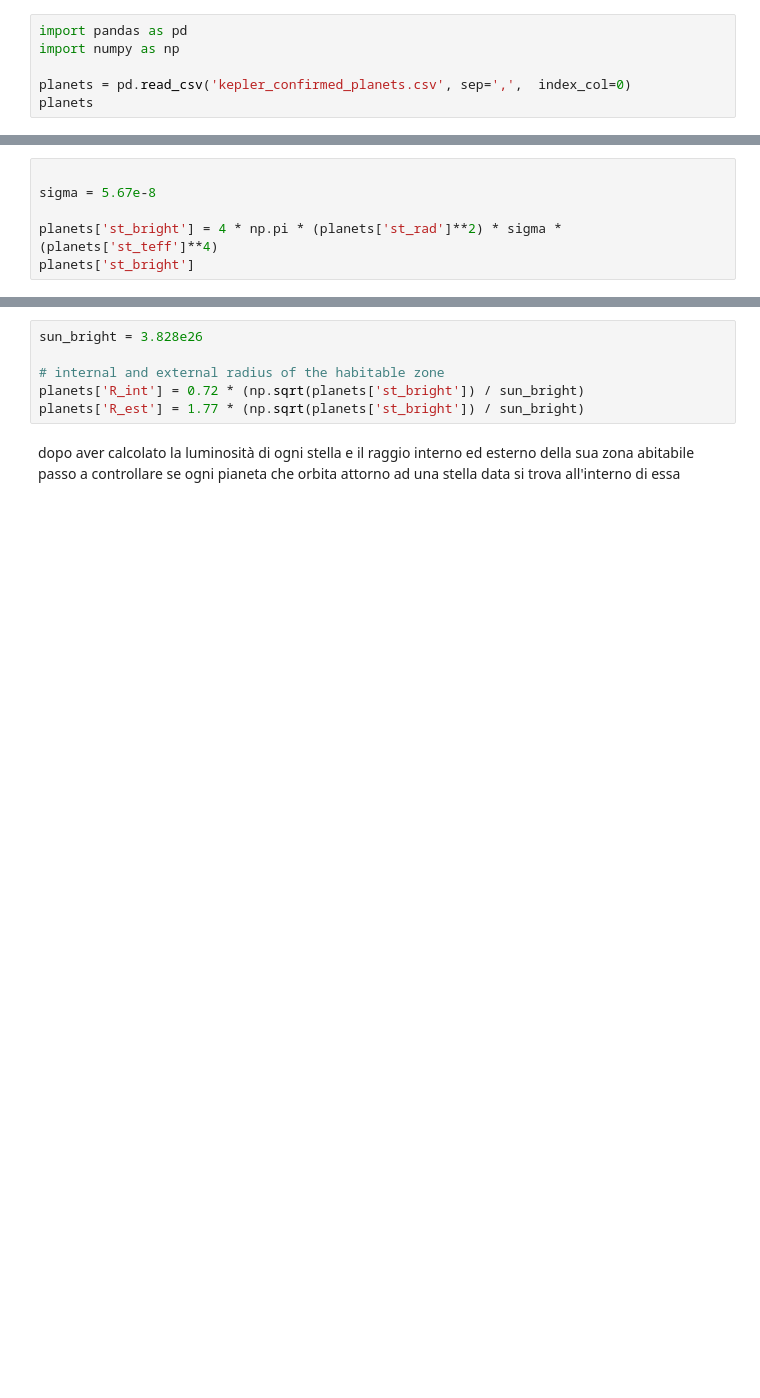
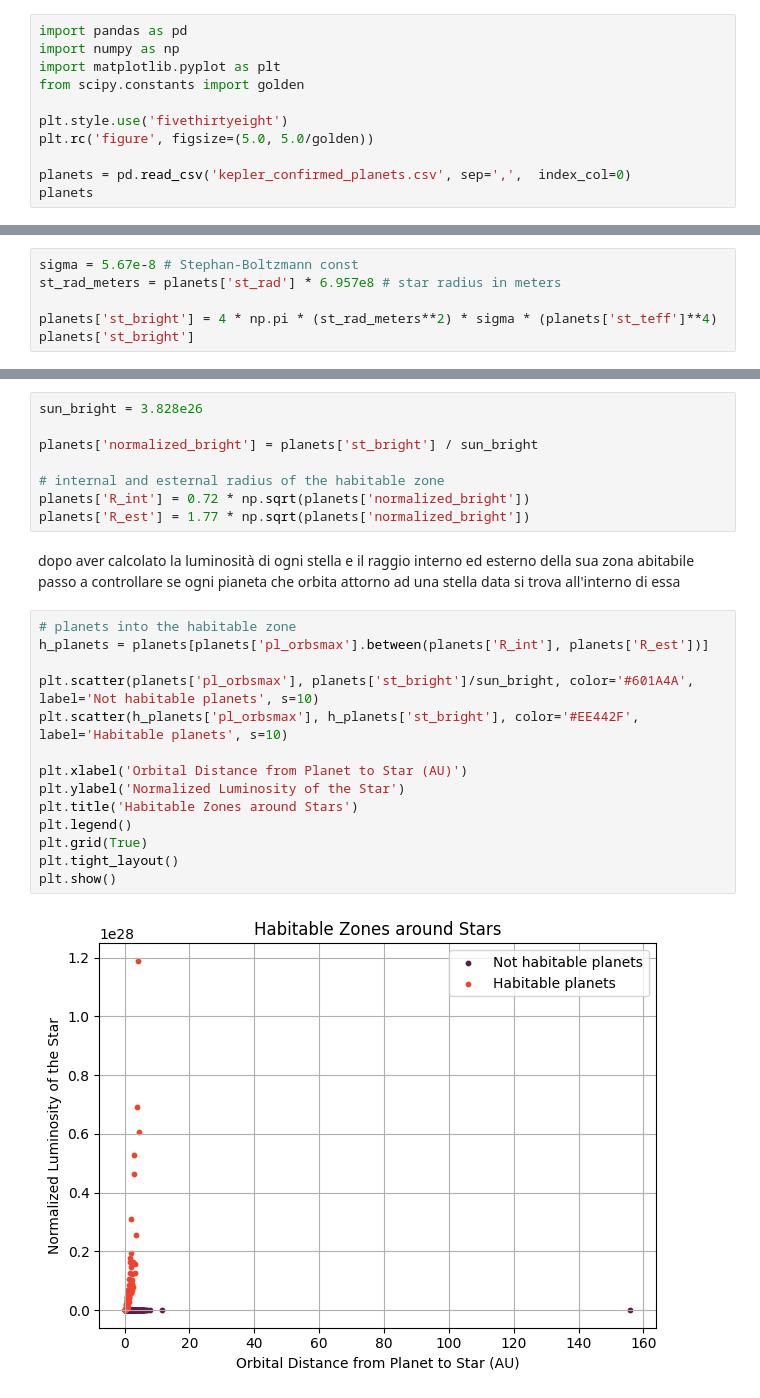
Before and after one commit to mattiaise/scientific-visualization, a Jupyter notebook: notebook.ipynb, the cells around one changed output, grey strips where cells are left out. Cells and saved outputs as stored; diff of their text form; blank space fills up the shorter version.

Commit message:
added first graph in notebook

```diff
--- a/notebook.ipynb
+++ b/notebook.ipynb
@@ -3,6 +3,11 @@ Importo le principali librerie e inizializzo il dataframe su cui devo lavorare
 # %%
 import pandas as pd
 import numpy as np
+import matplotlib.pyplot as plt
+from scipy.constants import golden
+
+plt.style.use('fivethirtyeight')
+plt.rc('figure', figsize=(5.0, 5.0/golden))
 
 planets = pd.read_csv('kepler_confirmed_planets.csv', sep=',',  index_col=0)
 planets
@@ -34,10 +39,10 @@ R è il raggio della stella (in metri),
 T è la temperatura superficiale della stella (in Kelvin).
 In questa formula, si suppone che la stella sia una sfera perfetta. Questa è una formula generale per calcolare la luminosità di una stella in base al suo raggio e alla sua temperatura superficiale.
 # %%
+sigma = 5.67e-8 # Stephan-Boltzmann const
+st_rad_meters = planets['st_rad'] * 6.957e8 # star radius in meters
 
-sigma = 5.67e-8
-
-planets['st_bright'] = 4 * np.pi * (planets['st_rad']**2) * sigma * (planets['st_teff']**4)
+planets['st_bright'] = 4 * np.pi * (st_rad_meters**2) * sigma * (planets['st_teff']**4)
 planets['st_bright']
 # %% [output]
 rowid
@@ -56,8 +61,26 @@ Name: st_bright, Length: 3372, dtype: float64
 # %%
 sun_bright = 3.828e26
 
-# internal and external radius of the habitable zone
-planets['R_int'] = 0.72 * (np.sqrt(planets['st_bright']) / sun_bright)
-planets['R_est'] = 1.77 * (np.sqrt(planets['st_bright']) / sun_bright)
+planets['normalized_bright'] = planets['st_bright'] / sun_bright
+
+# internal and esternal radius of the habitable zone
+planets['R_int'] = 0.72 * np.sqrt(planets['normalized_bright'])
+planets['R_est'] = 1.77 * np.sqrt(planets['normalized_bright'])
 # %% [markdown]
 dopo aver calcolato la luminosità di ogni stella e il raggio interno ed esterno della sua zona abitabile passo a controllare se ogni pianeta che orbita attorno ad una stella data si trova all'interno di essa
+# %%
+# planets into the habitable zone
+h_planets = planets[planets['pl_orbsmax'].between(planets['R_int'], planets['R_est'])]
+
+plt.scatter(planets['pl_orbsmax'], planets['st_bright']/sun_bright, color='#601A4A', label='Not habitable planets', s=10)
+plt.scatter(h_planets['pl_orbsmax'], h_planets['st_bright'], color='#EE442F', label='Habitable planets', s=10)
+
+plt.xlabel('Orbital Distance from Planet to Star (AU)')
+plt.ylabel('Normalized Luminosity of the Star')
+plt.title('Habitable Zones around Stars')
+plt.legend()
+plt.grid(True)
+plt.tight_layout()
+plt.show()
+# %% [output]
+[figure, added]
```
Also changed, not shown: parts of 3 cells of this notebook.
